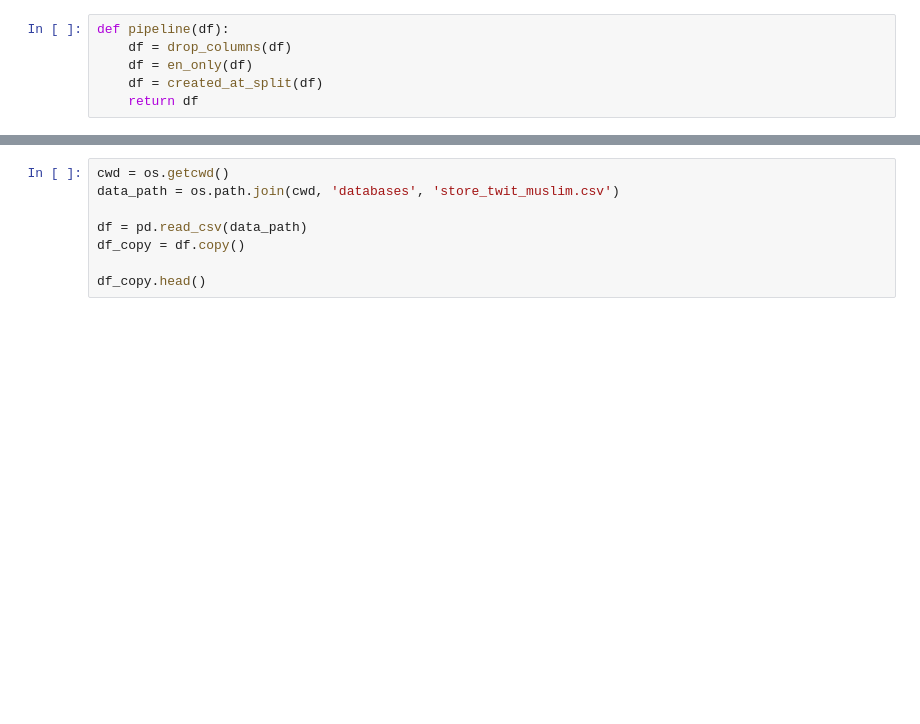
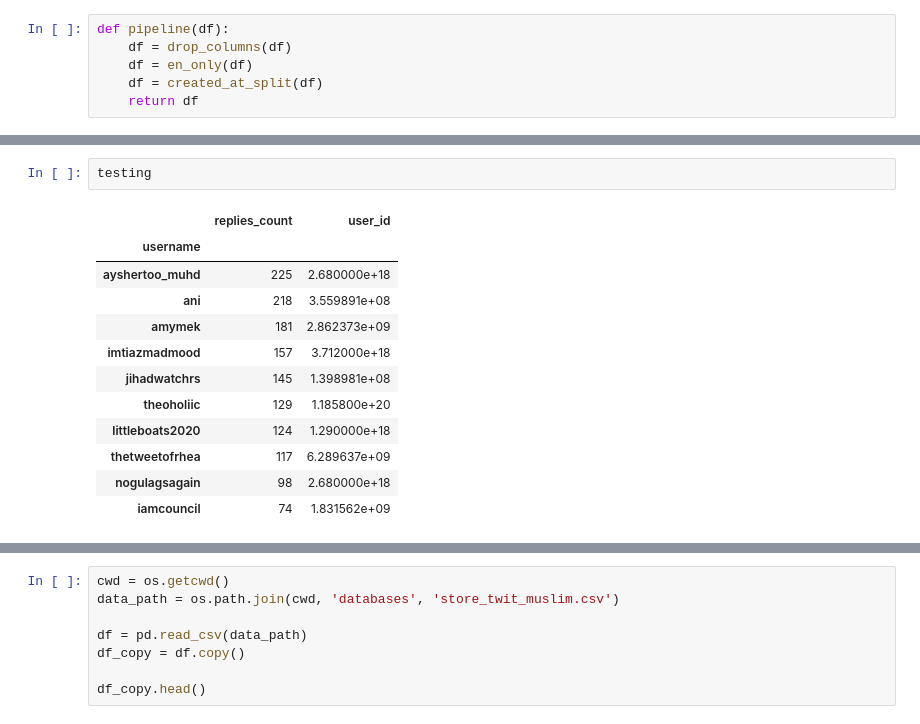
Before and after one commit to rarmnsyah/DATASCIENCE, a Jupyter notebook: MEGA-PROJECT/main.ipynb, the cells around one changed output, grey strips where cells are left out. Drawn from its saved outputs; the diff is of its cells as text; blank space fills up the shorter version.

```diff
--- a/MEGA-PROJECT/main.ipynb
+++ b/MEGA-PROJECT/main.ipynb
@@ -52 +70,16 @@ def pipeline(df):
+# %%
+testing
+# %% [output]
+|  | replies_count | user_id |
+| username |  |  |
+| ayshertoo_muhd | 225 | 2.680000e+18 |
+| ani | 218 | 3.559891e+08 |
+| amymek | 181 | 2.862373e+09 |
+| imtiazmadmood | 157 | 3.712000e+18 |
+| jihadwatchrs | 145 | 1.398981e+08 |
+| theoholiic | 129 | 1.185800e+20 |
+| littleboats2020 | 124 | 1.290000e+18 |
+| thetweetofrhea | 117 | 6.289637e+09 |
+| nogulagsagain | 98 | 2.680000e+18 |
+| iamcouncil | 74 | 1.831562e+09 |
 # %%
```
Also changed, not shown: parts of 16 cells of this notebook, 1 other file.
